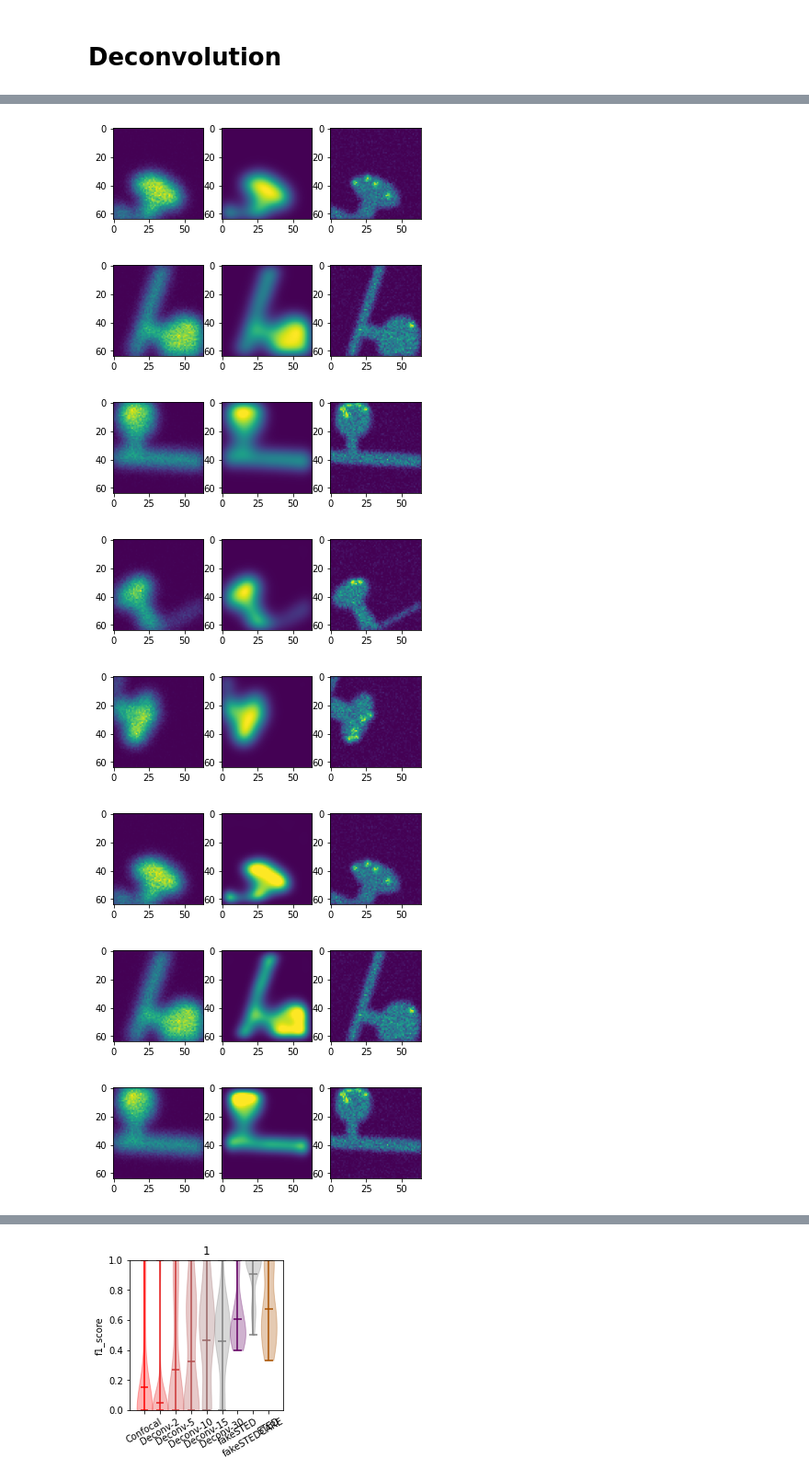
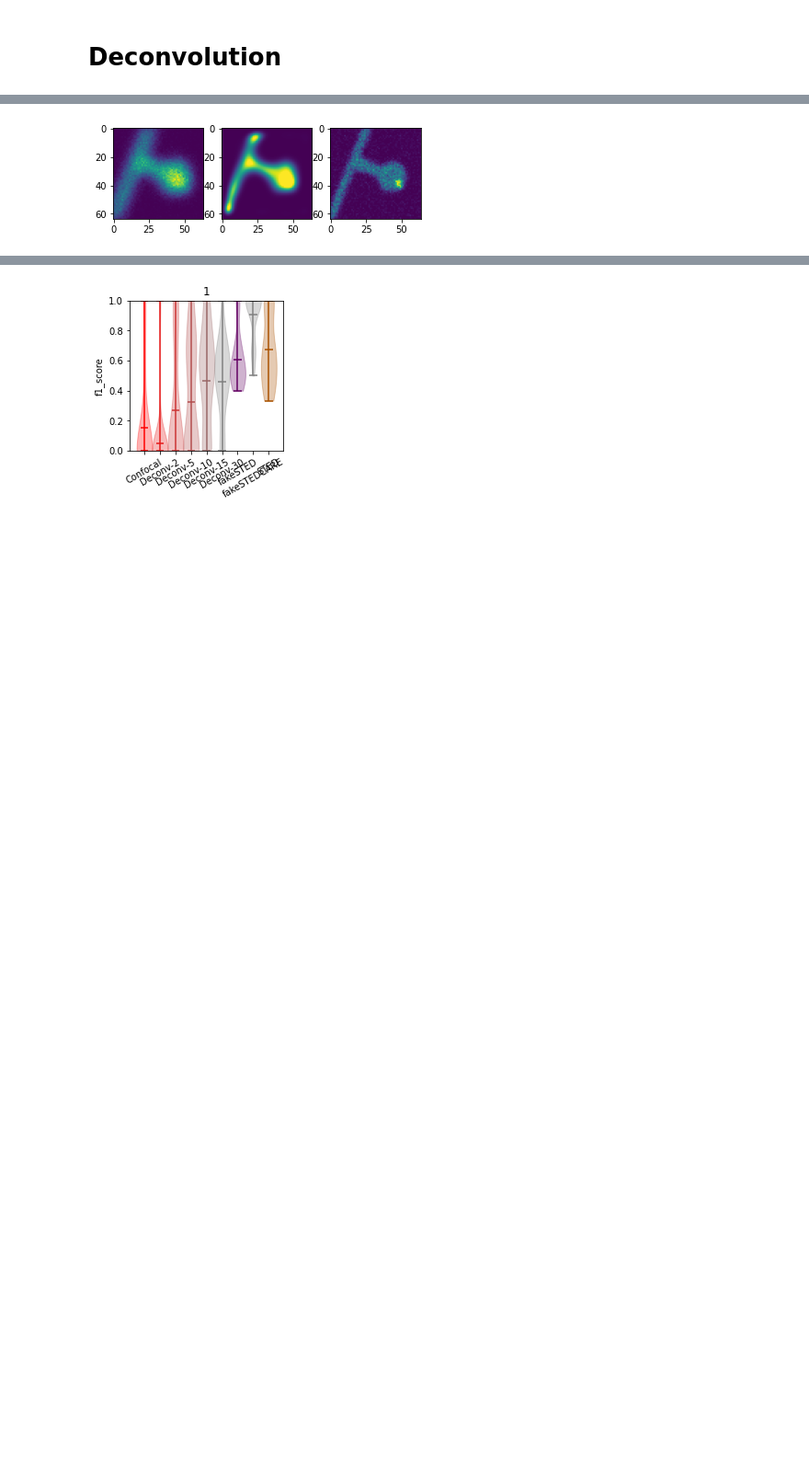
Before and after one commit to FLClab/TA-GAN, a Jupyter notebook: SynapseSimulationDataset/notebook/analyse.ipynb, the cells around one changed output, grey strips where cells are left out. Shown at 92% size. Saved outputs shown, nothing was run; the diff lists cells and outputs as text; code cells hidden in the pictures; blank space fills up the shorter version.

```diff
--- a/SynapseSimulationDataset/notebook/analyse.ipynb
+++ b/SynapseSimulationDataset/notebook/analyse.ipynb
@@ -13,13 +13,14 @@ from matplotlib import pyplot, patches
 from collections import defaultdict
 from scipy.ndimage import gaussian_filter
 from scipy import optimize, stats
+from scipy.spatial.distance import cdist
 from skimage.transform import resize
 from skimage.feature import peak_local_max
 from tqdm.auto import tqdm
 
 from metrics.detection import CentroidDetectionError
 
-PATH = "./data/dataset/TAGAN"
+PATH = "./data/dataset_distances/TAGAN"
 files = glob.glob(os.path.join(PATH, "*.tif"))
 # %%
 def savefig(fig, ax, savepath, extension="pdf", save_white=False, **kwargs):
@@ -145,13 +146,13 @@ def fitgaussian(data):
     return p
 
 
-def find_nanodomains(acquired_signal, pixelsize, window_half_size=3, min_distance=2, threshold_rel=None):
+def find_nanodomains2(acquired_signal, pixelsize=20e-9, window_half_size=3, min_distance=2, threshold_rel=None):
     # first step is to find peaks in the image
     if isinstance(threshold_rel, float):
         guess_positions = peak_local_max(acquired_signal, min_distance=min_distance, threshold_rel=threshold_rel, exclude_border=True)
     else:
         threshold = filters.threshold_otsu(filters.gaussian(acquired_signal, sigma=3))
-        foreground = filters.gaussian(sted, sigma=3) > threshold
+        foreground = filters.gaussian(acquired_signal, sigma=3) > threshold
         guess_positions = peak_local_max(acquired_signal, min_distance=min_distance, labels=foreground, exclude_border=True)
 
     padded_signal = numpy.pad(acquired_signal, window_half_size)
@@ -185,6 +186,6 @@ def find_nanodomains(img, sigma=1.0):
     labels = measure.label(mask)
 
     peaks = peak_local_max(filtered, min_distance=3, labels=labels, exclude_border=False)
-    return peaks
+    return peaks, mask
 # %%
 ## CONF
@@ -786,9 +743,11 @@ Posthoc Dunn is computed on the data.
 # Deconvolution
 # %%
 
-PATH = "../data/dataset"
-effective_sted = numpy.load(os.path.join(PATH, "effective-STED.npy"))
-effective_conf = numpy.load(os.path.join(PATH, "effective-CONF.npy"))
+PATH = "../data/dataset_distances"
+#effective_sted = numpy.load(os.path.join(PATH, "effective-STED.npy"))
+#effective_conf = numpy.load(os.path.join(PATH, "effective-CONF.npy"))
+effective_sted = numpy.load("/home/catherine/Documents/Github/TA-GAN/SynapseSimulationDataset/notebook/data/dataset_distances/effective-STED.npy")
+effective_conf = numpy.load("/home/catherine/Documents/Github/TA-GAN/SynapseSimulationDataset/notebook/data/dataset_distances/effective-CONF.npy")
 
 center = effective_conf.shape[0] // 2
 # psf = effective_conf[center - half_width : center + half_width + 1, center - half_width : center + half_width + 1]
@@ -802,41 +761,36 @@ pyplot.show()
 
 scores = ["f1_score", "precision", "recall"]
 all_data = [data_conf]
-num_iters = [2, 5, 10, 15, 30]
+num_iters = [15]
+files = ["/home/catherine/Documents/Github/TA-GAN/SynapseSimulationDataset/notebook/data/dataset_distances/424264-2-2-_CONF.tif"]
 for num_iter in num_iters:
     data_deconv = defaultdict(list)
     for n, file in enumerate(tqdm(files)):
         conf_file = file.replace("_fakeSTED.tif", "CONF.tif").replace("/fake", "")
         conf = tifffile.imread(conf_file)
         sted = tifffile.imread(conf_file.replace("CONF", "STED"))
-        fake = tifffile.imread(file).squeeze()
-        positions = numpy.load(conf_file.replace("CONF.tif", "POSITIONS.npy"))
+        #fake = tifffile.imread(file).squeeze()
+        positions = numpy.load(conf_file.replace("_CONF.tif", "POSITIONS.npy"))
 
         deconvolved = restoration.richardson_lucy(conf / conf.max(), psf=psf, num_iter=num_iter)
+        tifffile.imsave("/home/catherine/mnt/bersimis/home-local2/cabou609.extra.nobkp/Figures_TA_GAN/MI_FIGURE1/SimulatedSynapses/424264_newtraining/deconvolution.tif", deconvolved)
 
         if n < 5:
             fig, axes = pyplot.subplots(1, 3)
             axes[0].imshow(conf)
             axes[1].imshow(deconvolved)
             axes[2].imshow(sted)
             pyplot.show()
 
         peaks = find_nanodomains(deconvolved)
         detection_error = CentroidDetectionError(positions, peaks, threshold=5)
         output = {
             "file" : file,
             **{score : getattr(detection_error, score) for score in scores}
         }
 
         data_deconv[len(positions)].append(output)
     all_data.append(data_deconv)
 # %% [output]
 [figure]
-[figure, old version]
+[figure, new version]
-[figure, removed]
-[figure, removed]
-[figure, removed]
-[figure, removed]
-[figure, removed]
-[figure, removed]
-[figure, removed]
```
Also changed, not shown: parts of 14 cells of this notebook.
